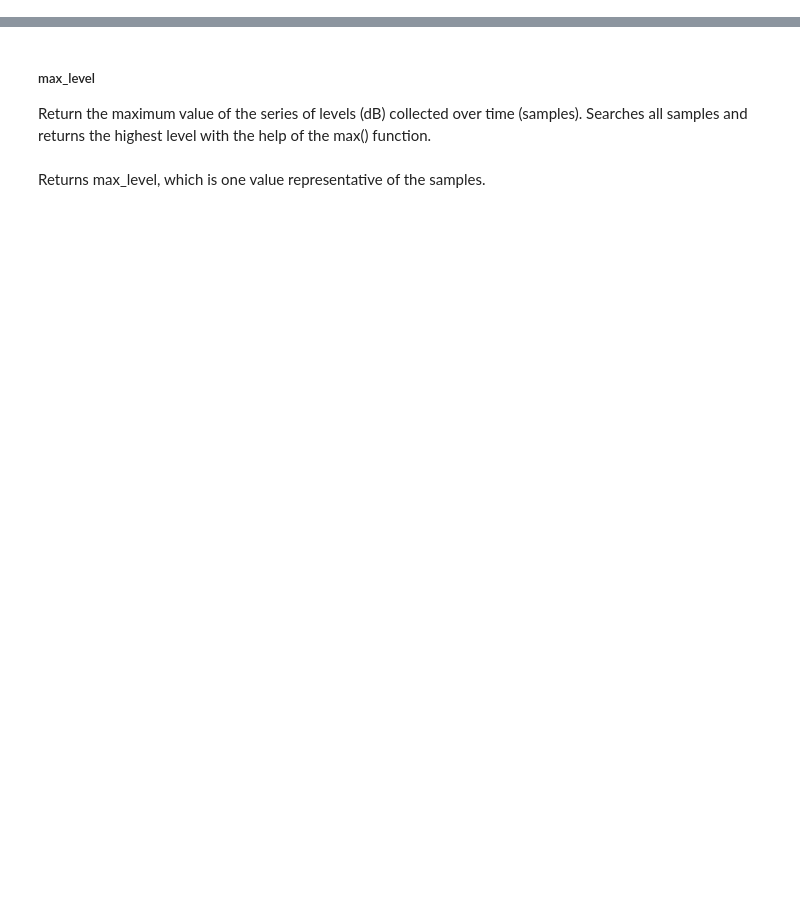
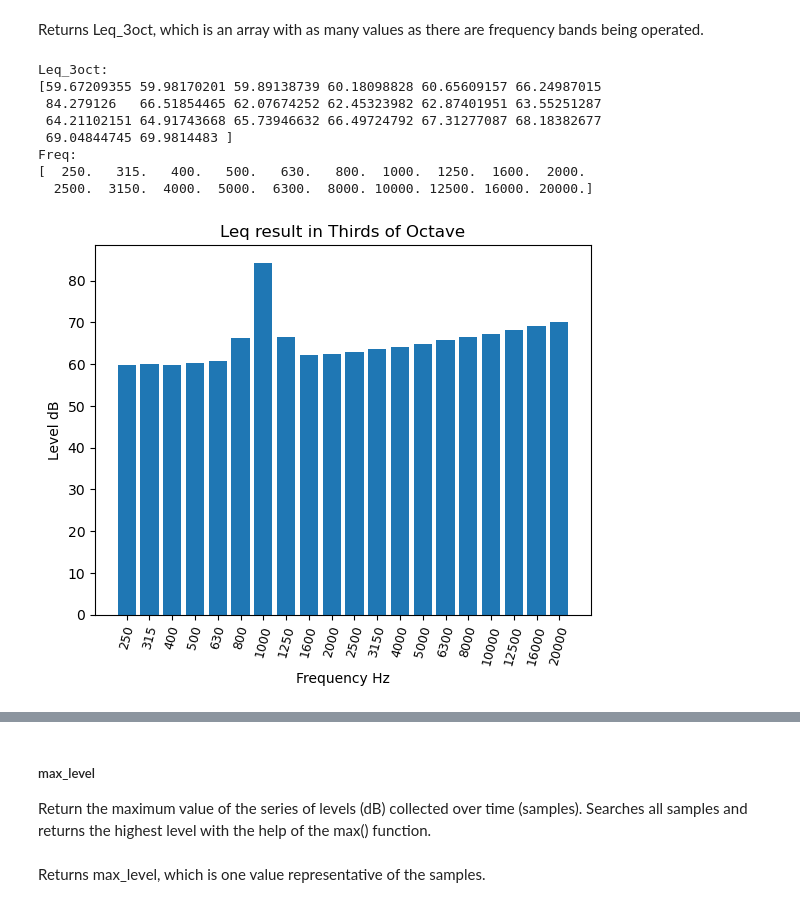
Before and after one commit to Eomys/MoSQITo, a Jupyter notebook: tutorials/tuto_sound_level_meter.ipynb, the cells around one changed output, grey strips where cells are left out. Cells and saved outputs as stored; diff of their text form; code cells hidden in the pictures; blank space fills up the shorter version.

```diff
--- a/tutorials/tuto_sound_level_meter.ipynb
+++ b/tutorials/tuto_sound_level_meter.ipynb
@@ -309,0 +97,15 @@ plt.show()
+# %%
+# Third party imports
+import numpy as np
+
+# Local imports
+from mosqito.utils.load import load
+
+# Define the path of the signal you want for the input array. In this case we test.
+#Pink noise
+path = "../tests/input/349312__newagesoup__pink-noise-10s.wav"
+
+# We get the data in Pa and the sampling frequency of all the signals with the help of the Load function.
+#Pink noise 60 dB (21 is the Wab_calib value for this particular .wav).
+print ("Signal:")
+signal, fs = load(path)
@@ -309,0 +167,47 @@ plt.show()
+# %% [markdown]
+Returns Leq_3oct, which is an array with as many values as there are frequency bands being operated.
+# %%
+# Import useful packages
+import matplotlib.pyplot as plt
+
+print("Leq_3oct: ")
+print(Leq_3oct)
+
+print("Freq: ")
+print(freq)
+
+#x_freq = ['25', '31.5', '40', '50', '63', '80', '100', '125', '160', '200', '250', '315',
+#        '400', '500', '630', '800', '1000', '1250', '1600', '2000', '2500', '3150', '4000', '5000', '6300', '8000',
+#        '10000', '12500']
+x_freq = ['250', '315','400', '500', '630', '800', '1000', '1250', '1600', '2000', '2500', '3150', '4000',
+            '5000', '6300', '8000','10000', '12500', '16000', '20000']
+y_values = Leq_3oct
+
+# The figure  is created
+fig = plt.figure ()
+# The object inside the figure is created
+ax = fig.add_subplot (1, 1, 1)
+
+# Legend on the y axis
+plt.ylabel ('Level dB')
+# Legend on the x axis
+plt.xlabel ('Frequency Hz')
+# Graphic Title
+plt.title ('Leq result in Thirds of Octave')
+
+# Bar graph is created
+ax.bar (x_freq, y_values, color = "C0")
+# Rotation of the x axis data
+ax.set_xticklabels (x_freq, rotation = 75, fontsize = 9)
+# Show the graph
+plt.show()
+# %% [output]
+Leq_3oct:
+[59.67209355 59.98170201 59.89138739 60.18098828 60.65609157 66.24987015
+ 84.279126   66.51854465 62.07674252 62.45323982 62.87401951 63.55251287
+ 64.21102151 64.91743668 65.73946632 66.49724792 67.31277087 68.18382677
+ 69.04844745 69.9814483 ]
+Freq:
+[  250.   315.   400.   500.   630.   800.  1000.  1250.  1600.  2000.
+  2500.  3150.  4000.  5000.  6300.  8000. 10000. 12500. 16000. 20000.]
+[figure, added]
```
Also changed, not shown: parts of 90 cells of this notebook, 21 other files.
